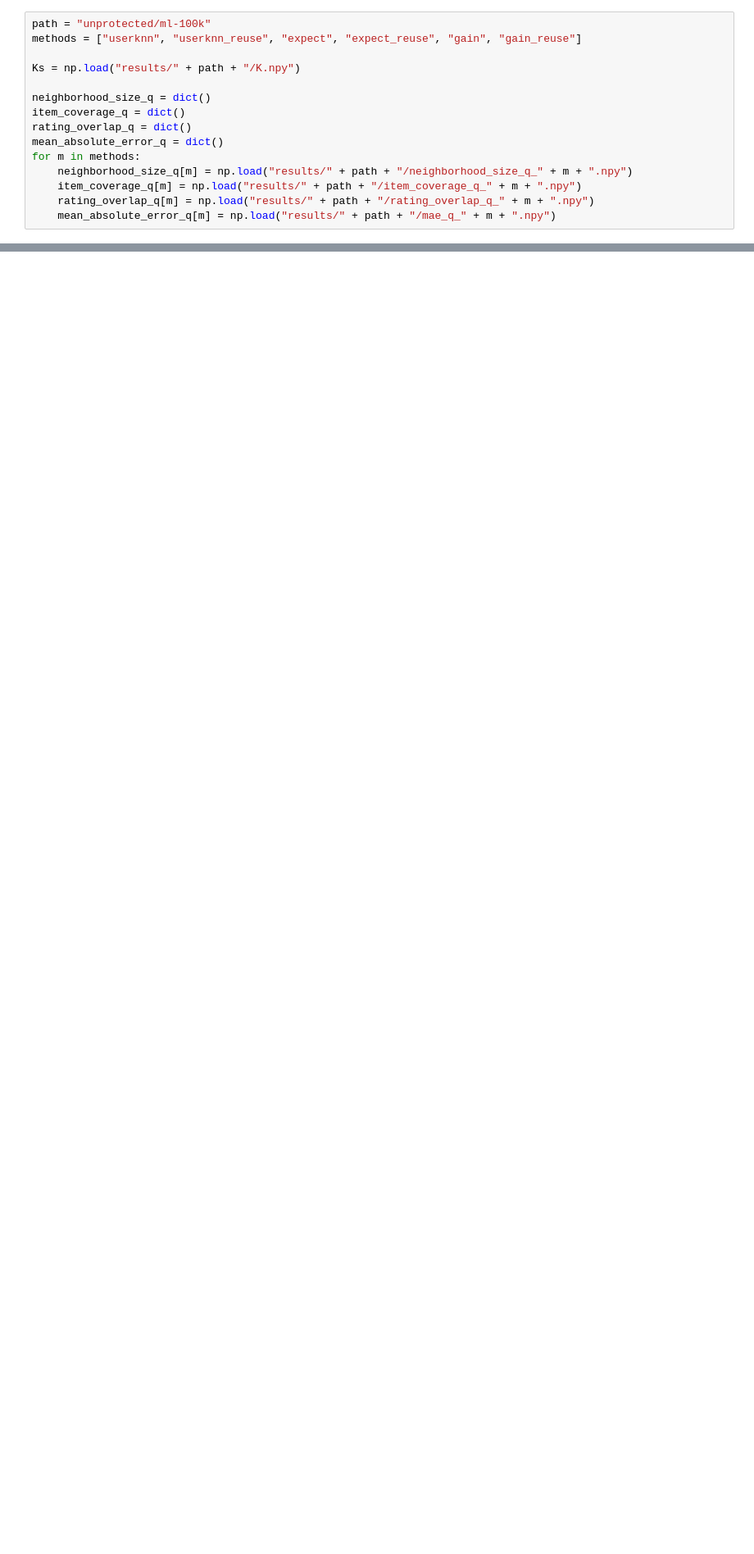
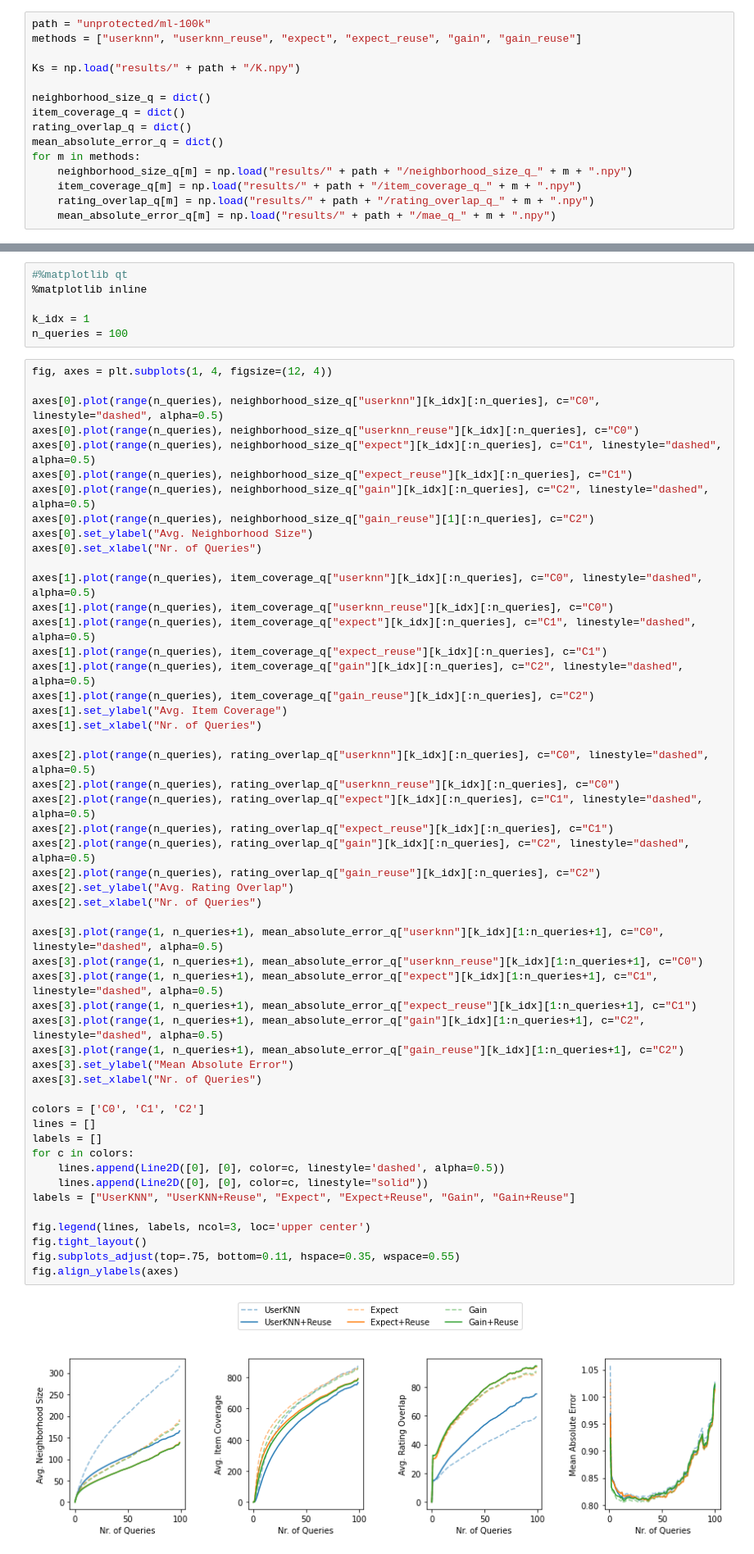
Before and after one commit to pmuellner/ReuseKNN, a Jupyter notebook: Rating Prediction Visualizations.ipynb, the cells around one changed output, grey strips where cells are left out. Shown at 82% size. Cells and saved outputs as stored; diff of their text form; blank space fills up the shorter version.

```diff
--- a/Rating Prediction Visualizations.ipynb
+++ b/Rating Prediction Visualizations.ipynb
@@ -76,0 +100,59 @@ fig.align_ylabels(axes)
+# %%
+#%matplotlib qt
+%matplotlib inline
+
+k_idx = 1
+n_queries = 100
+# %%
+fig, axes = plt.subplots(1, 4, figsize=(12, 4))
+
+axes[0].plot(range(n_queries), neighborhood_size_q["userknn"][k_idx][:n_queries], c="C0", linestyle="dashed", alpha=0.5)
+axes[0].plot(range(n_queries), neighborhood_size_q["userknn_reuse"][k_idx][:n_queries], c="C0")
+axes[0].plot(range(n_queries), neighborhood_size_q["expect"][k_idx][:n_queries], c="C1", linestyle="dashed", alpha=0.5)
+axes[0].plot(range(n_queries), neighborhood_size_q["expect_reuse"][k_idx][:n_queries], c="C1")
+axes[0].plot(range(n_queries), neighborhood_size_q["gain"][k_idx][:n_queries], c="C2", linestyle="dashed", alpha=0.5)
+axes[0].plot(range(n_queries), neighborhood_size_q["gain_reuse"][1][:n_queries], c="C2")
+axes[0].set_ylabel("Avg. Neighborhood Size")
+axes[0].set_xlabel("Nr. of Queries")
+
+axes[1].plot(range(n_queries), item_coverage_q["userknn"][k_idx][:n_queries], c="C0", linestyle="dashed", alpha=0.5)
+axes[1].plot(range(n_queries), item_coverage_q["userknn_reuse"][k_idx][:n_queries], c="C0")
+axes[1].plot(range(n_queries), item_coverage_q["expect"][k_idx][:n_queries], c="C1", linestyle="dashed", alpha=0.5)
+axes[1].plot(range(n_queries), item_coverage_q["expect_reuse"][k_idx][:n_queries], c="C1")
+axes[1].plot(range(n_queries), item_coverage_q["gain"][k_idx][:n_queries], c="C2", linestyle="dashed", alpha=0.5)
+axes[1].plot(range(n_queries), item_coverage_q["gain_reuse"][k_idx][:n_queries], c="C2")
+axes[1].set_ylabel("Avg. Item Coverage")
+axes[1].set_xlabel("Nr. of Queries")
+
+axes[2].plot(range(n_queries), rating_overlap_q["userknn"][k_idx][:n_queries], c="C0", linestyle="dashed", alpha=0.5)
+axes[2].plot(range(n_queries), rating_overlap_q["userknn_reuse"][k_idx][:n_queries], c="C0")
+axes[2].plot(range(n_queries), rating_overlap_q["expect"][k_idx][:n_queries], c="C1", linestyle="dashed", alpha=0.5)
+axes[2].plot(range(n_queries), rating_overlap_q["expect_reuse"][k_idx][:n_queries], c="C1")
+axes[2].plot(range(n_queries), rating_overlap_q["gain"][k_idx][:n_queries], c="C2", linestyle="dashed", alpha=0.5)
+axes[2].plot(range(n_queries), rating_overlap_q["gain_reuse"][k_idx][:n_queries], c="C2")
+axes[2].set_ylabel("Avg. Rating Overlap")
+axes[2].set_xlabel("Nr. of Queries")
+
+axes[3].plot(range(1, n_queries+1), mean_absolute_error_q["userknn"][k_idx][1:n_queries+1], c="C0", linestyle="dashed", alpha=0.5)
+axes[3].plot(range(1, n_queries+1), mean_absolute_error_q["userknn_reuse"][k_idx][1:n_queries+1], c="C0")
+axes[3].plot(range(1, n_queries+1), mean_absolute_error_q["expect"][k_idx][1:n_queries+1], c="C1", linestyle="dashed", alpha=0.5)
+axes[3].plot(range(1, n_queries+1), mean_absolute_error_q["expect_reuse"][k_idx][1:n_queries+1], c="C1")
+axes[3].plot(range(1, n_queries+1), mean_absolute_error_q["gain"][k_idx][1:n_queries+1], c="C2", linestyle="dashed", alpha=0.5)
+axes[3].plot(range(1, n_queries+1), mean_absolute_error_q["gain_reuse"][k_idx][1:n_queries+1], c="C2")
+axes[3].set_ylabel("Mean Absolute Error")
+axes[3].set_xlabel("Nr. of Queries")
+
+colors = ['C0', 'C1', 'C2']
+lines = []
+labels = []
+for c in colors:
+    lines.append(Line2D([0], [0], color=c, linestyle='dashed', alpha=0.5))
+    lines.append(Line2D([0], [0], color=c, linestyle="solid"))
+labels = ["UserKNN", "UserKNN+Reuse", "Expect", "Expect+Reuse", "Gain", "Gain+Reuse"]
+
+fig.legend(lines, labels, ncol=3, loc='upper center')
+fig.tight_layout()
+fig.subplots_adjust(top=.75, bottom=0.11, hspace=0.35, wspace=0.55)
+fig.align_ylabels(axes)
+# %% [output]
+[figure, added]
```
Also changed, not shown: parts of 13 cells of this notebook, 4 other files.
